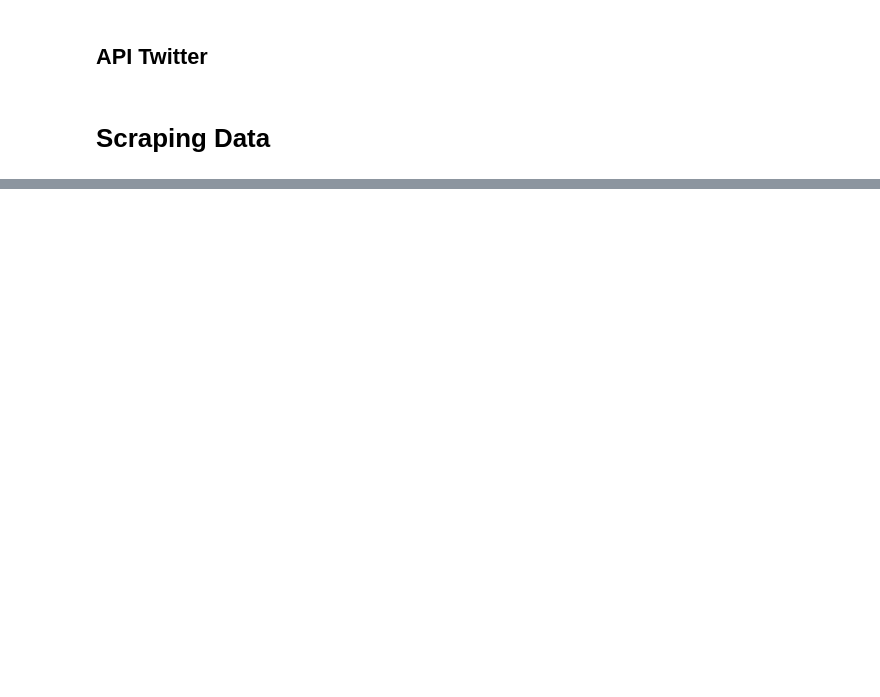
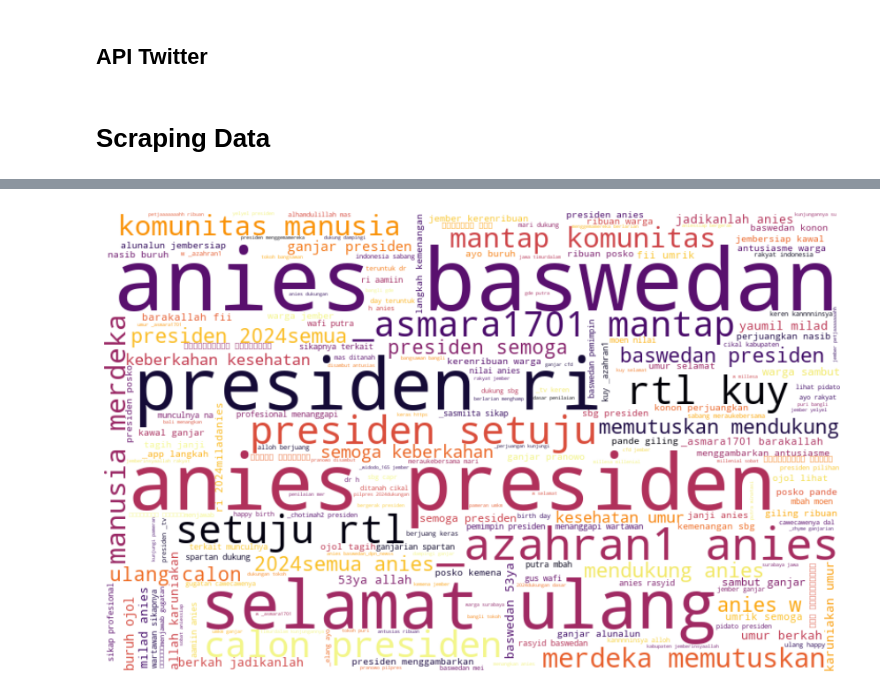
Before and after one commit to Fauzan-Kamil/Scrap_Twiter, a Jupyter notebook: Scraping_twiter.ipynb, the cells around one changed output, grey strips where cells are left out. Saved outputs shown, nothing was run; the diff lists cells and outputs as text; code cells hidden in the pictures; blank space fills up the shorter version.

```diff
--- a/Scraping_twiter.ipynb
+++ b/Scraping_twiter.ipynb
@@ -80,0 +144,15 @@ df.to_csv('hasil_search.csv', index=False)
+# %%
+# Cleaning data
+def clean_text(text):
+    text = re.sub(r'@[A-Za-z0-9]+', '', text) # hapus @username
+    text = re.sub(r'#', '', text) # hapus #
+    text = re.sub(r'RT[\s]+', '', text) # hapus RT
+    text = re.sub(r'https?:\/\/\S+', '', text) # hapus link
+    text = re.sub(r'&amp;', '', text) # hapus &
+    text = re.sub(r'\n', '', text) # hapus \n
+    text = re.sub(r'[^\w\s]', '', text) # hapus tanda baca
+    text = text.lower() # ubah ke huruf kecil
+    return text
+
+df['Tweet'] = df['Tweet'].apply(clean_text)
+df.head()
@@ -80,0 +166,10 @@ df.to_csv('hasil_search.csv', index=False)
+# %%
+f=open('stopwords.txt')
+ina_stopword = f.read()
+ina_stopword = ina_stopword.split('\n')
+def remove_stopwords(text):
+    text = ' '.join(word for word in text.split() if word not in ina_stopword)
+    return text
+
+df['Tweet'] = df['Tweet'].apply(remove_stopwords)
+df.head()
@@ -80,0 +183,11 @@ df.to_csv('hasil_search.csv', index=False)
+# %%
+all_words = ' '.join([text for text in df['Tweet']])
+wordcloud = WordCloud(width=800, height=500, random_state=True,
+                        background_color='white', colormap='inferno',
+                        max_font_size=110).generate(all_words)
+plt.figure(figsize=(15, 10))
+plt.imshow(wordcloud, interpolation="bilinear")
+plt.axis('off')
+plt.show()
+# %% [output]
+[figure, added]
```
Also changed, not shown: parts of 24 cells of this notebook, 4 other files.
